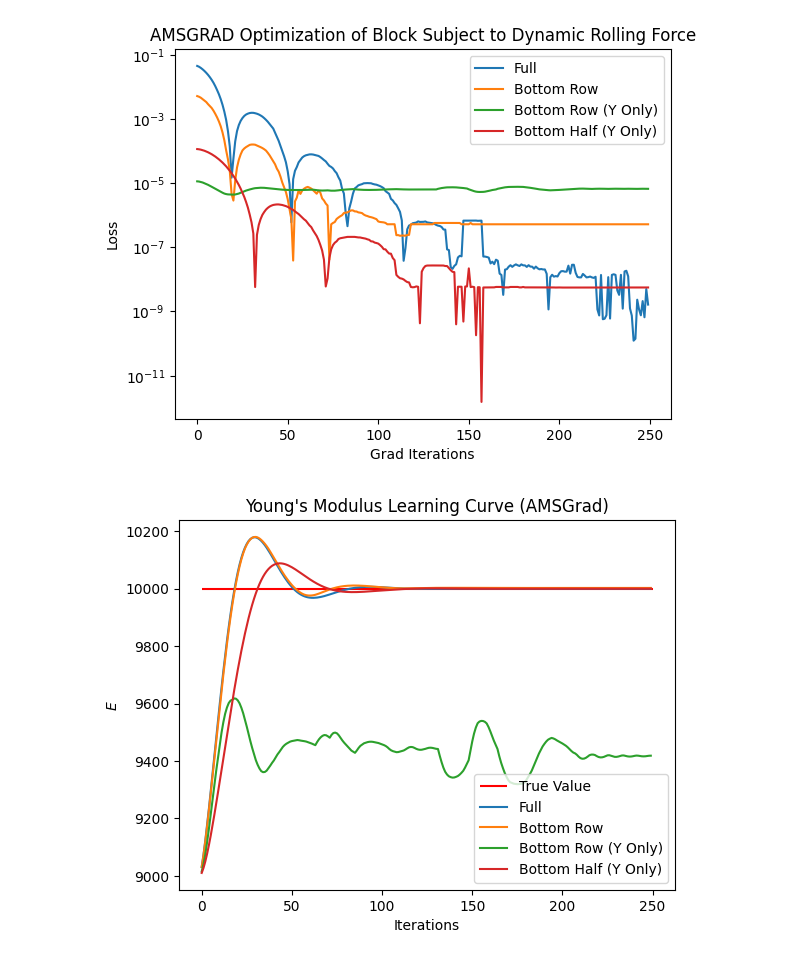
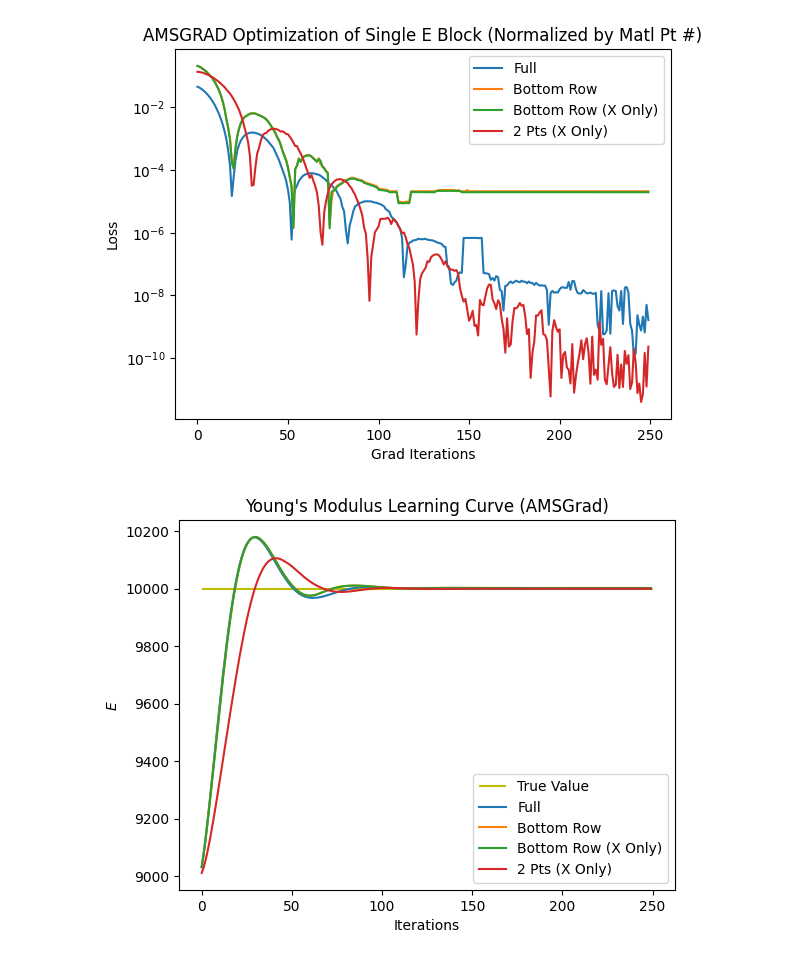
Before and after one commit to geoelements-dev/diffmpm_bridge, a Jupyter notebook: examples/2d_rolling_enlarge/results.ipynb, the cells around one changed output. Drawn from its saved outputs; the diff is of its cells as text; code cells hidden in the pictures.

```diff
--- a/examples/2d_rolling_enlarge/results.ipynb
+++ b/examples/2d_rolling_enlarge/results.ipynb
@@ -1,6 +1,7 @@
 # %%
 import matplotlib.pyplot as plt
 import json
+import numpy as np
 
 with open('result_full_grad.json') as json_file:
     result_full_grad = json.load(json_file)
@@ -10,6 +11,12 @@ with open('result_bot_y_grad.json') as json_file:
     result_bot_y_grad = json.load(json_file)
 with open('result_half_y_grad.json') as json_file:
     result_half_y_grad = json.load(json_file)
+with open('result_bot_x_grad.json') as json_file:
+    result_bot_x_grad = json.load(json_file)
+with open('result_half_x_grad.json') as json_file:
+    result_half_x_grad = json.load(json_file)
+with open('result_2_x_grad.json') as json_file:
+    result_2_x_grad = json.load(json_file)
 
 with open('result_full_lbfgs.json') as json_file:
     result_full_lbfgs = json.load(json_file)
@@ -19,51 +26,56 @@ with open('result_bot_y_lbfgs.json') as json_file:
     result_bot_y_lbfgs = json.load(json_file)
 with open('result_half_y_lbfgs.json') as json_file:
     result_half_y_lbfgs = json.load(json_file)
+with open('result_bot_x_lbfgs.json') as json_file:
+    result_bot_x_lbfgs = json.load(json_file)
+with open('result_half_x_lbfgs.json') as json_file:
+    result_half_x_lbfgs = json.load(json_file)
+with open('result_2_x_lbfgs.json') as json_file:
+    result_2_x_lbfgs = json.load(json_file)
 
-
-plt.title("AMSGRAD Optimization of Block Subject to Dynamic Rolling Force")
+plt.title("AMSGRAD Optimization of Single E Block (Normalized by Matl Pt #)")
 plt.ylabel("Loss")
 plt.xlabel("Grad Iterations")
 plt.plot(result_full_grad['losses'], label='Full')
-plt.plot(result_bot_grad['losses'], label='Bottom Row')
-plt.plot(result_bot_y_grad['losses'], label='Bottom Row (Y Only)')
-plt.plot(result_half_y_grad['losses'], label='Bottom Half (Y Only)')
+plt.plot(np.array(result_bot_grad['losses']) * 40, label='Bottom Row')
+plt.plot(np.array(result_bot_x_grad['losses']) * 40, label='Bottom Row (X Only)')
+plt.plot(np.array(result_2_x_grad['losses']) * 40 * 40 , label='2 Pts (X Only)')
 plt.yscale('log')
 plt.legend()
 plt.show()
 
 plt.title("Young's Modulus Learning Curve (AMSGrad)")
 plt.ylabel("$E$")
 plt.xlabel("Iterations")
-plt.hlines(1e4, 0, 250, color='r', label='True Value')
+plt.hlines(1e4, 0, 250, color='y', label='True Value')
 plt.plot(result_full_grad['es'], label='Full')
 plt.plot(result_bot_grad['es'], label='Bottom Row')
-plt.plot(result_bot_y_grad['es'], label='Bottom Row (Y Only)')
-plt.plot(result_half_y_grad['es'], label='Bottom Half (Y Only)')
+plt.plot(result_bot_x_grad['es'], label='Bottom Row (X Only)')
+plt.plot(result_2_x_grad['es'], label='2 Pts (X Only)')
 plt.legend()
 plt.show()
 
-plt.title("LBFGS-B Optimization of Block Subject to Dynamic Rolling Force")
+plt.title("LBFGS-B Optimization of Single E Block (Normalized by Matl Pt #)")
 plt.ylabel("Loss")
 plt.xlabel("Grad Iterations")
 plt.plot(result_full_lbfgs['losses'], label='Full')
-plt.plot(result_bot_lbfgs['losses'], label='Bottom Row')
-plt.plot(result_bot_y_lbfgs['losses'], label='Bottom Row (Y Only)')
-plt.plot(result_half_y_lbfgs['losses'], label='Bottom Half (Y Only)')
+plt.plot(np.array(result_bot_lbfgs['losses']) * 40, label='Bottom Row')
+plt.plot(np.array(result_bot_x_lbfgs['losses']) * 40, label='Bottom Row (X Only)')
+plt.plot(np.array(result_2_x_lbfgs['losses']) * 40 * 40 , label='2 Pts (X Only)')
 plt.yscale('log')
 plt.legend()
 plt.show()
 
 plt.title("Young's Modulus Learning Curve (LBFGS-B)")
 plt.ylabel("$E$")
 plt.xlabel("Iterations")
-plt.hlines(1e4, 0, 9, color='r', label='True Value')
+plt.hlines(1e4, 0, 9, color='y', label='True Value')
 plt.plot(result_full_lbfgs['es'], label='Full')
 plt.plot(result_bot_lbfgs['es'], label='Bottom Row')
-plt.plot(result_bot_y_lbfgs['es'], label='Bottom Row (Y Only)')
-plt.plot(result_half_y_lbfgs['es'], label='Bottom Half (Y Only)')
+plt.plot(result_bot_x_lbfgs['es'], label='Bottom Row (X Only)')
+plt.plot(result_2_x_lbfgs['es'], label='2 Pts (X Only)')
 plt.legend()
 plt.show()
 # %% [output]
-[figure, old version]
+[figure, new version]
-[figure, old version]
+[figure, new version]
```
Also changed, not shown: parts of 1 cell of this notebook, 3 other files.
